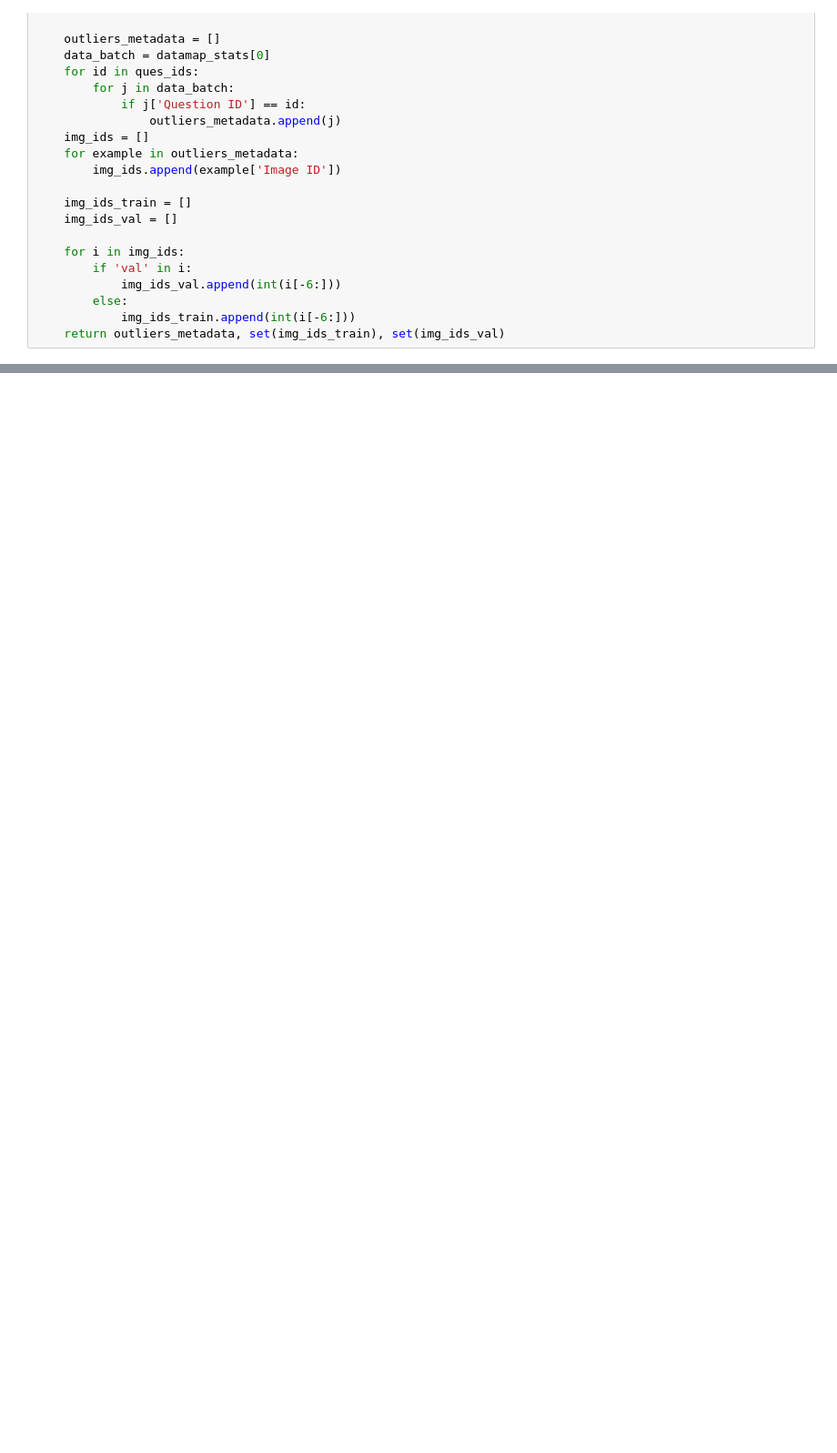
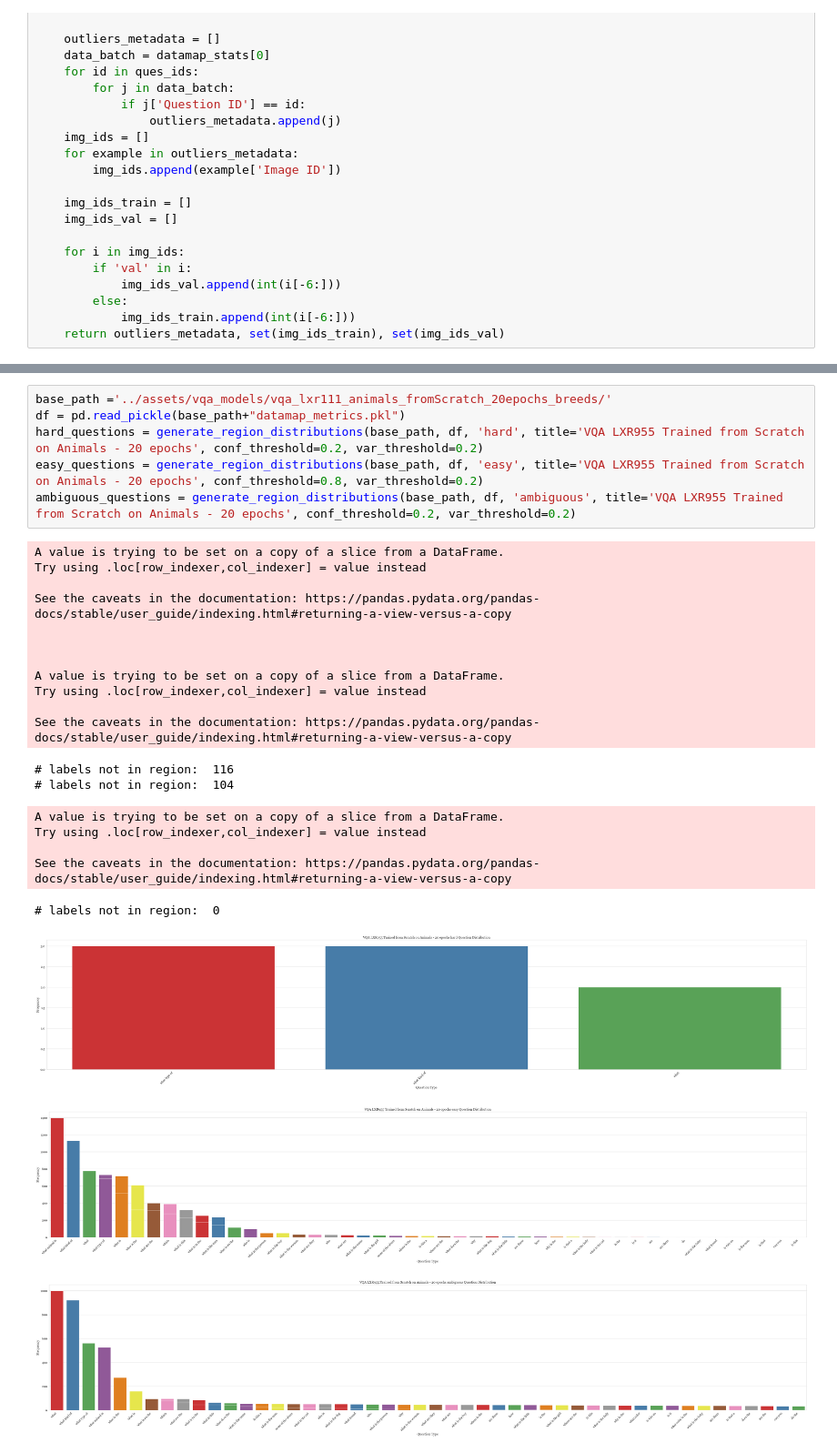
Before and after one commit to jr4fs/interactive_datamap_cartography, a Jupyter notebook: src/plot_datamaps.ipynb, the cells around one changed output, grey strips where cells are left out. Shown at 91% size. Saved outputs shown, nothing was run; the diff lists cells and outputs as text; blank space fills up the shorter version.

```diff
--- a/src/plot_datamaps.ipynb
+++ b/src/plot_datamaps.ipynb
@@ -829,0 +903,28 @@ scatter_it(df, title='VQA-Animals From Scratch - 20 epochs', show_hist=True)
+# %%
+base_path ='../assets/vqa_models/vqa_lxr111_animals_fromScratch_20epochs_breeds/'
+df = pd.read_pickle(base_path+"datamap_metrics.pkl")
+hard_questions = generate_region_distributions(base_path, df, 'hard', title='VQA LXR955 Trained from Scratch on Animals - 20 epochs', conf_threshold=0.2, var_threshold=0.2)
+easy_questions = generate_region_distributions(base_path, df, 'easy', title='VQA LXR955 Trained from Scratch on Animals - 20 epochs', conf_threshold=0.8, var_threshold=0.2)
+ambiguous_questions = generate_region_distributions(base_path, df, 'ambiguous', title='VQA LXR955 Trained from Scratch on Animals - 20 epochs', conf_threshold=0.2, var_threshold=0.2)
+# %% [output]
+A value is trying to be set on a copy of a slice from a DataFrame.
+Try using .loc[row_indexer,col_indexer] = value instead
+
+See the caveats in the documentation: https://pandas.pydata.org/pandas-docs/stable/user_guide/indexing.html#returning-a-view-versus-a-copy
+
+
+
+A value is trying to be set on a copy of a slice from a DataFrame.
+Try using .loc[row_indexer,col_indexer] = value instead
+
+See the caveats in the documentation: https://pandas.pydata.org/pandas-docs/stable/user_guide/indexing.html#returning-a-view-versus-a-copy
+# labels not in region:  116
+# labels not in region:  104
+A value is trying to be set on a copy of a slice from a DataFrame.
+Try using .loc[row_indexer,col_indexer] = value instead
+
+See the caveats in the documentation: https://pandas.pydata.org/pandas-docs/stable/user_guide/indexing.html#returning-a-view-versus-a-copy
+# labels not in region:  0
+[figure, added]
+[figure, added]
+[figure, added]
```
Also changed, not shown: parts of 14 cells of this notebook, 10 other files.
